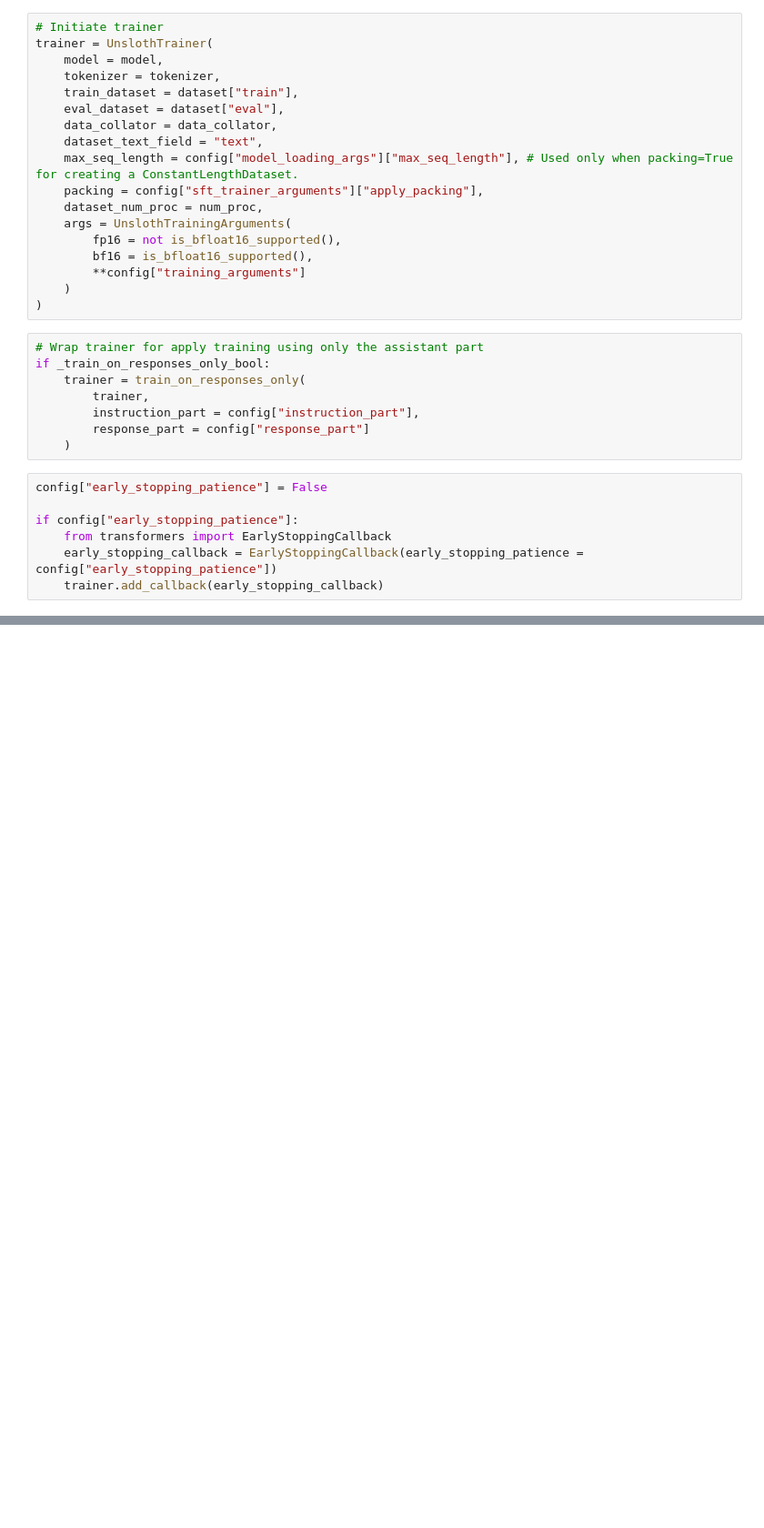
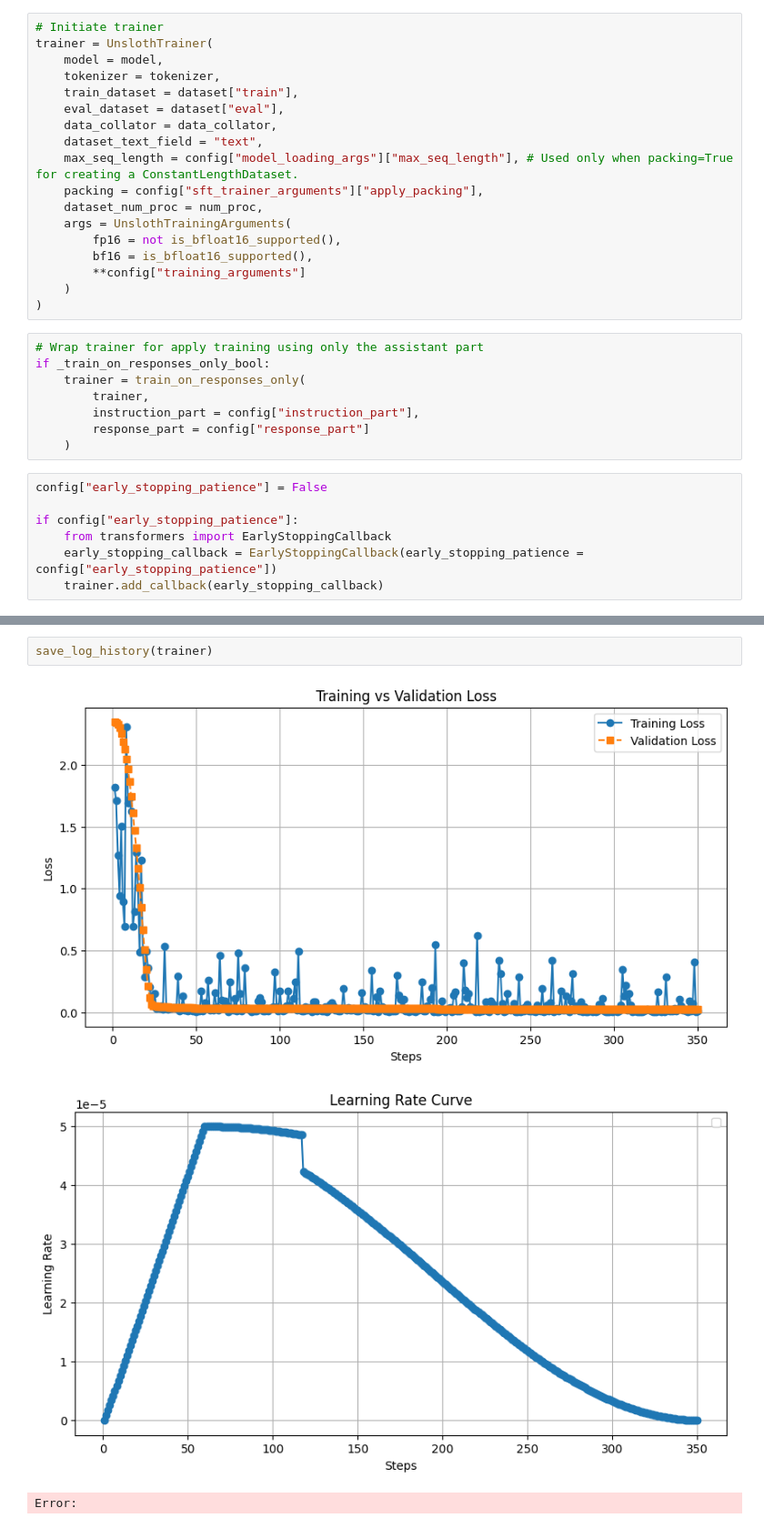
Before and after one commit to dim-eleftheriou/cti-model-training, a Jupyter notebook: train_on_domain_names.ipynb, the cells around one changed output, grey strips where cells are left out. Shown at 91% size. Cells and saved outputs as stored; diff of their text form; blank space fills up the shorter version.

```diff
--- a/train_on_domain_names.ipynb
+++ b/train_on_domain_names.ipynb
@@ -384,3 +346,9 @@ Unsloth: Will smartly offload gradients to save VRAM!
 Unsloth: Not an error, but LlamaForCausalLM does not accept `num_items_in_batch`.
 Using gradient accumulation will be very slightly less accurate.
 Read more on gradient accumulation issues here: https://unsloth.ai/blog/gradient
+# %%
+save_log_history(trainer)
+# %% [output]
+[figure, added]
+[figure, added]
+Error:
```
Also changed, not shown: parts of 13 cells of this notebook, 3 other files.
